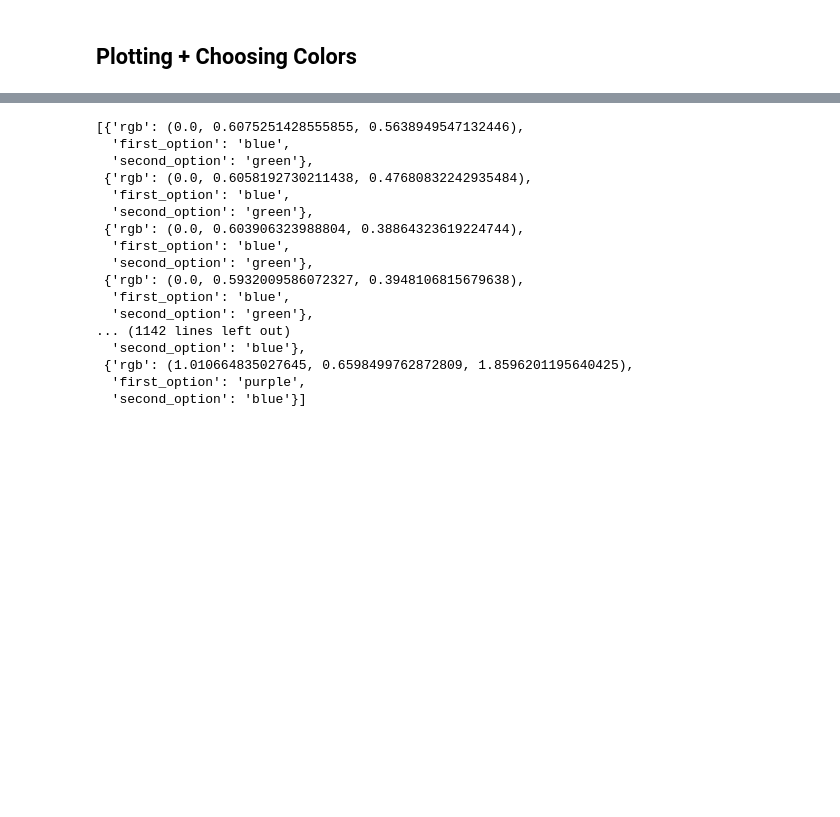
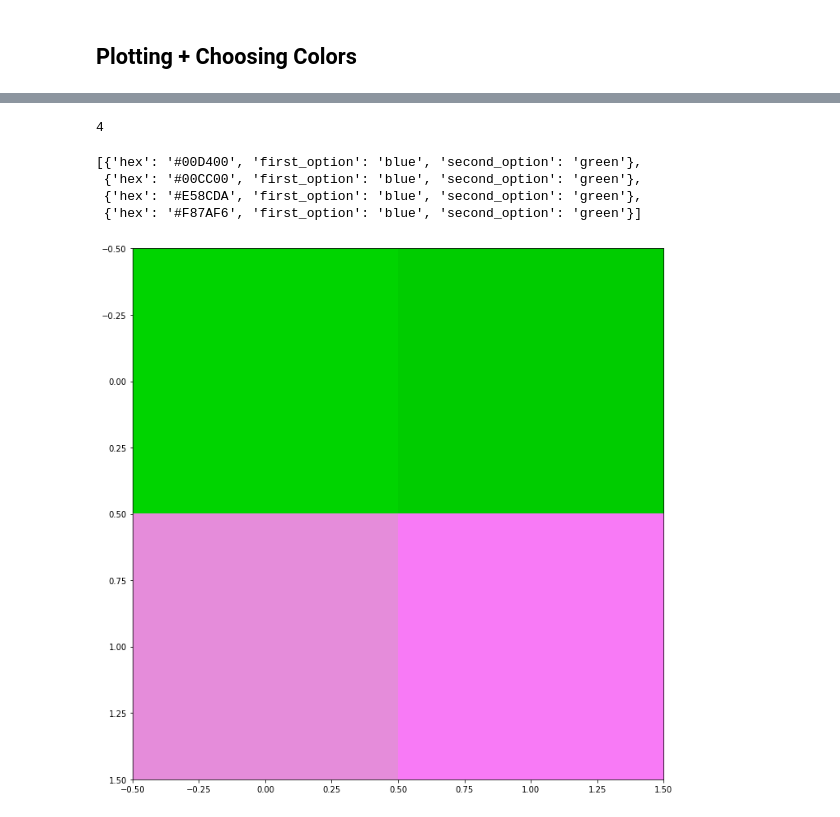
Before and after one commit to robinovitch61/color-controversy, a Jupyter notebook: color-selection/cielab_srgb.ipynb, the cells around one changed output, grey strips where cells are left out. Cells and saved outputs as stored; diff of their text form; code cells hidden in the pictures; blank space fills up the shorter version.

```diff
--- a/color-selection/cielab_srgb.ipynb
+++ b/color-selection/cielab_srgb.ipynb
@@ -170,32 +154,47 @@ def parse_colors():
         lab = LabColor(*color[0])
         rgb = convert_color(color=lab, target_cs=sRGBColor)
         rgb_vals = rgb.get_value_tuple()
+        if (rgb_vals[0] > 1 or rgb_vals[1] > 1 or rgb_vals[2] > 1):
+            print(f"Skipping {color}")
+            print(f"\t{rgb_vals}")
+            continue
 
         first_option = RAINBOW[color[1][0]]
         second_option = RAINBOW[color[1][1]]
         colors.append({
-            "rgb": rgb_vals,
+            "hex": rgb2hex(*rgb_vals, normalised=True),
             "first_option": first_option,
             "second_option": second_option
         })
     return colors
-# %%
-parse_colors()
-# %% [output]
-[{'rgb': (0.0, 0.6075251428555855, 0.5638949547132446),
-  'first_option': 'blue',
-  'second_option': 'green'},
- {'rgb': (0.0, 0.6058192730211438, 0.47680832242935484),
-  'first_option': 'blue',
-  'second_option': 'green'},
- {'rgb': (0.0, 0.603906323988804, 0.38864323619224744),
-  'first_option': 'blue',
-  'second_option': 'green'},
- {'rgb': (0.0, 0.5932009586072327, 0.3948106815679638),
-  'first_option': 'blue',
-  'second_option': 'green'},
-... (1142 lines left out)
-  'second_option': 'blue'},
- {'rgb': (1.010664835027645, 0.6598499762872809, 1.8596201195640425),
-  'first_option': 'purple',
-  'second_option': 'blue'}]
+# %%
+output = parse_colors()
+print(len(output))
+output
+# %% [output]
+4
+[{'hex': '#00D400', 'first_option': 'blue', 'second_option': 'green'},
+ {'hex': '#00CC00', 'first_option': 'blue', 'second_option': 'green'},
+ {'hex': '#E58CDA', 'first_option': 'blue', 'second_option': 'green'},
+ {'hex': '#F87AF6', 'first_option': 'blue', 'second_option': 'green'}]
+# %%
+vals = []
+square_len = int(np.ceil(np.sqrt(len(output))))
+for colnum in range(square_len):
+    row = []
+    for rownum in range(square_len):
+        idx = colnum * square_len + rownum
+        if idx < len(output):
+            color = output[colnum * square_len + rownum]['hex']
+        else:
+            color = "#000000"
+        row.append(hex2rgb(color))
+    vals.append(row)
+# %%
+%matplotlib inline
+fig, ax = plt.subplots(figsize=(24,12))
+# ax.imshow(np.dstack([[1.1322109325388734], [0.0], [0.2365099272000714]]))
+ax.imshow(np.array(vals))
+plt.show()
+# %% [output]
+[figure, added]
```
Also changed, not shown: parts of 20 cells of this notebook, 4 other files.
